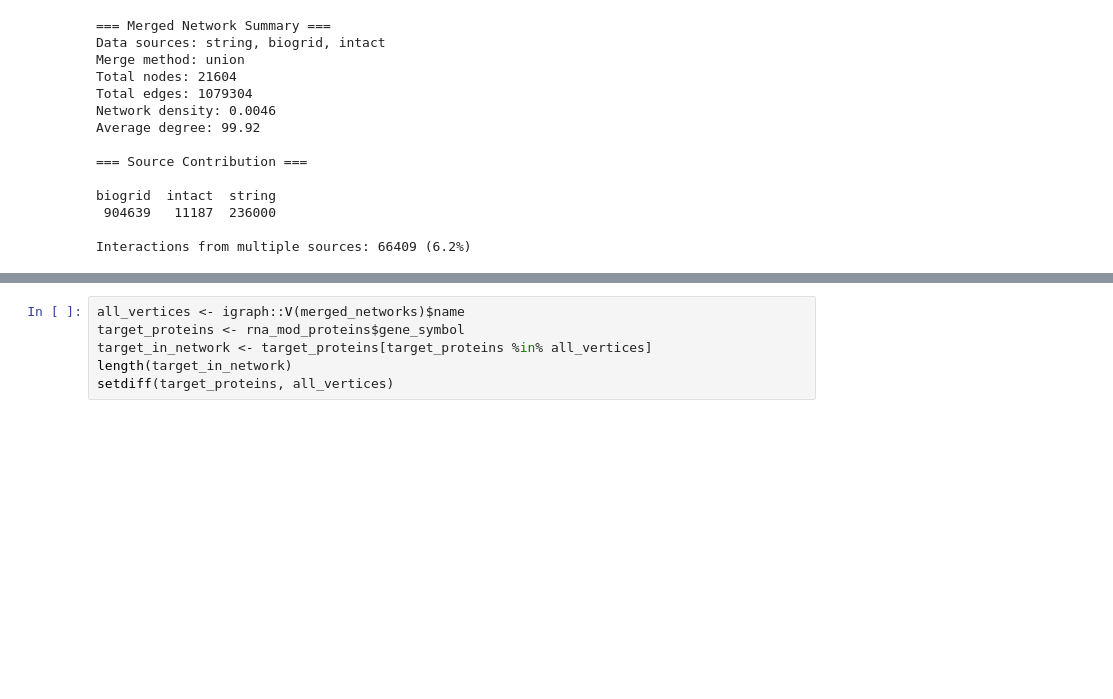
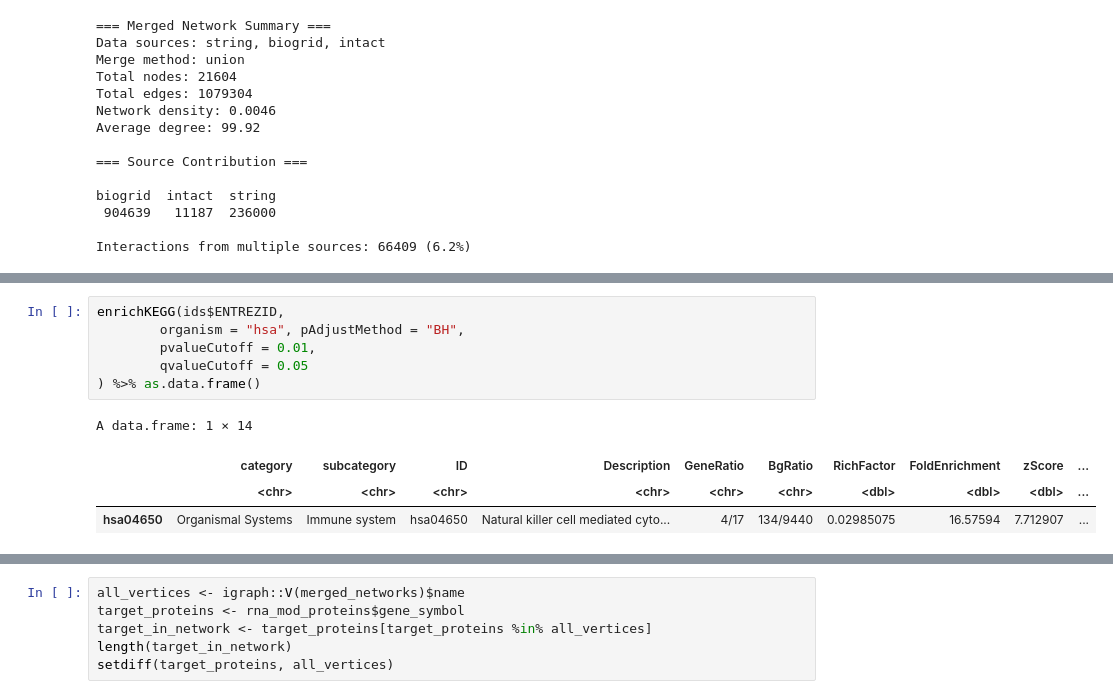
Before and after one commit to loganylchen/MPAGE, a Jupyter notebook: testing.ipynb, the cells around one changed output, grey strips where cells are left out. Cells and saved outputs as stored; diff of their text form; blank space fills up the shorter version.

```diff
--- a/testing.ipynb
+++ b/testing.ipynb
@@ -103 +214,12 @@ for (i in seq_along(sub_modules)) {
+# %%
+enrichKEGG(ids$ENTREZID,
+        organism = "hsa", pAdjustMethod = "BH",
+        pvalueCutoff = 0.01,
+        qvalueCutoff = 0.05
+) %>% as.data.frame()
+# %% [output]
+A data.frame: 1 × 14
+|  | category | subcategory | ID | Description | GeneRatio | BgRatio | RichFactor | FoldEnrichment | zScore | ... |
+|  | <chr> | <chr> | <chr> | <chr> | <chr> | <chr> | <dbl> | <dbl> | <dbl> | ... |
+| hsa04650 | Organismal Systems | Immune system | hsa04650 | Natural killer cell mediated cyto... | 4/17 | 134/9440 | 0.02985075 | 16.57594 | 7.712907 | ... |
 # %%
```
Also changed, not shown: parts of 15 cells of this notebook, 5 other files.
